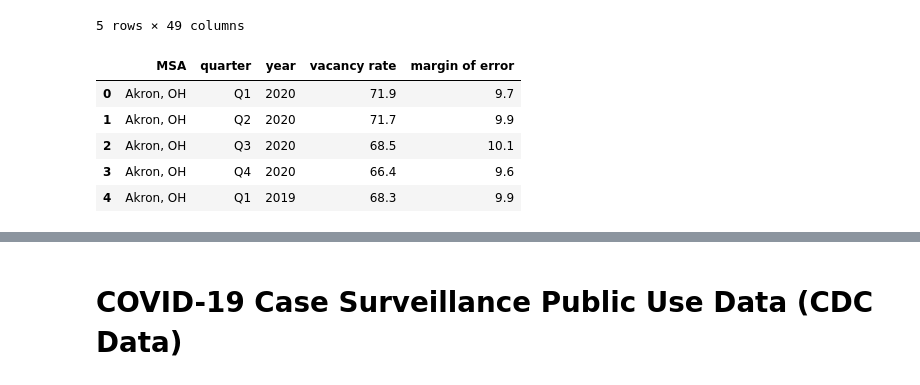
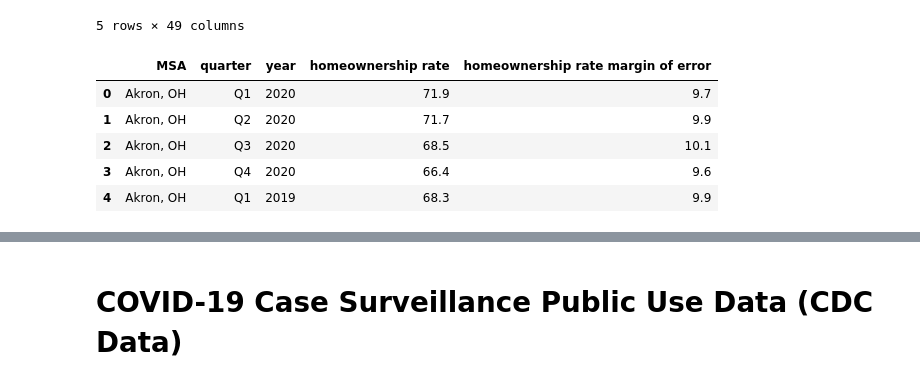
Before and after one commit to jamilao/housing-and-covid19, a Jupyter notebook: notebooks/census-and-covid.ipynb, the cells around one changed output, grey strips where cells are left out. Cells and saved outputs as stored; diff of their text form; code cells hidden in the pictures.

```diff
--- a/notebooks/census-and-covid.ipynb
+++ b/notebooks/census-and-covid.ipynb
@@ -146,9 +152,11 @@ homeownership_df.head()
 # %%
 # convert quasi pivot table into flat dataframe
 homeownership_flat_df = flatten_df(homeownership_df)
+homeownership_flat_df = homeownership_flat_df.rename(columns={"vacancy rate":"homeownership rate",
+                                                              "margin of error":"homeownership rate margin of error"})
 homeownership_flat_df.head()
 # %% [output]
-|  | MSA | quarter | year | vacancy rate | margin of error |
+|  | MSA | quarter | year | homeownership rate | homeownership rate margin of error |
 | 0 | Akron, OH | Q1 | 2020 | 71.9 | 9.7 |
 | 1 | Akron, OH | Q2 | 2020 | 71.7 | 9.9 |
 | 2 | Akron, OH | Q3 | 2020 | 68.5 | 10.1 |
```
Also changed, not shown: parts of 7 cells of this notebook.
